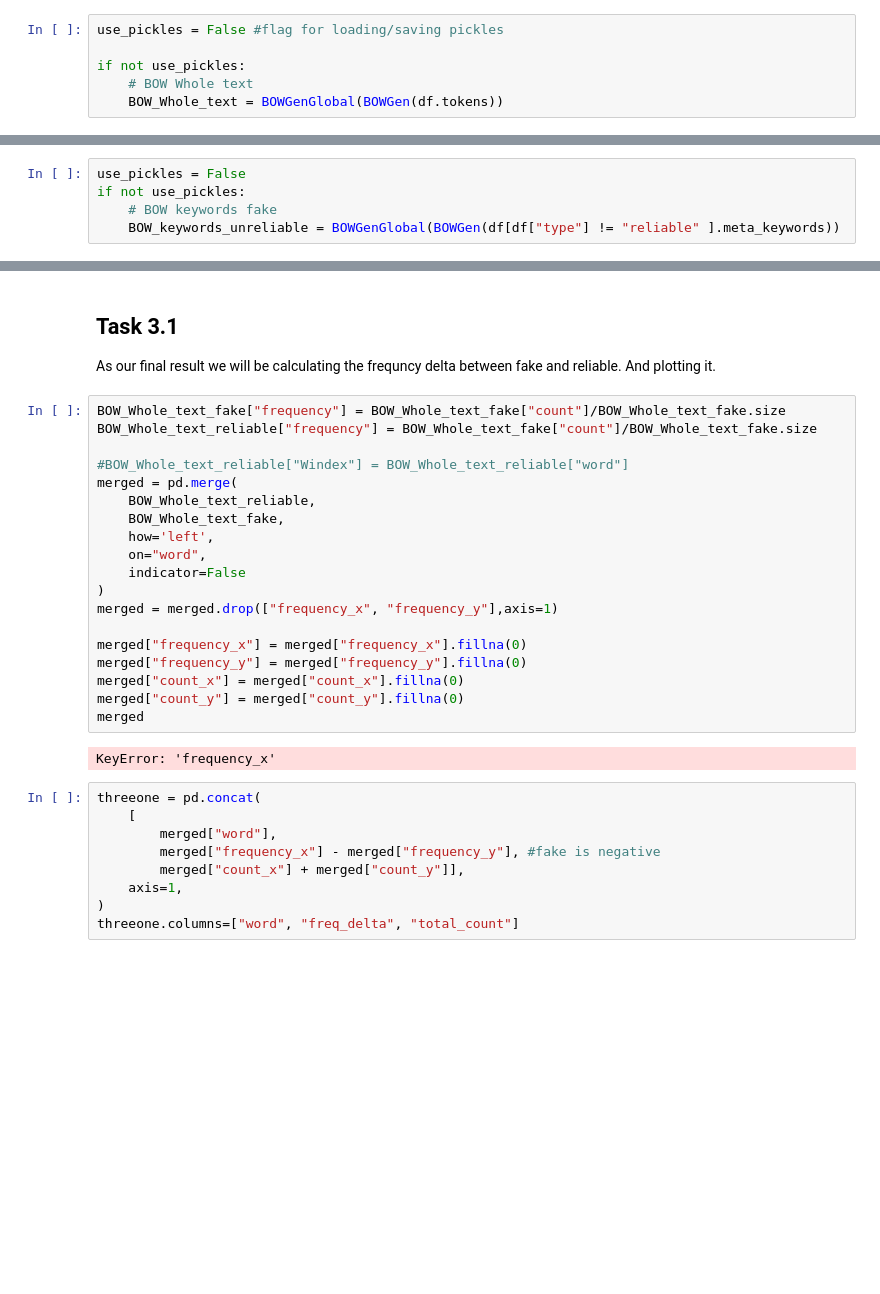
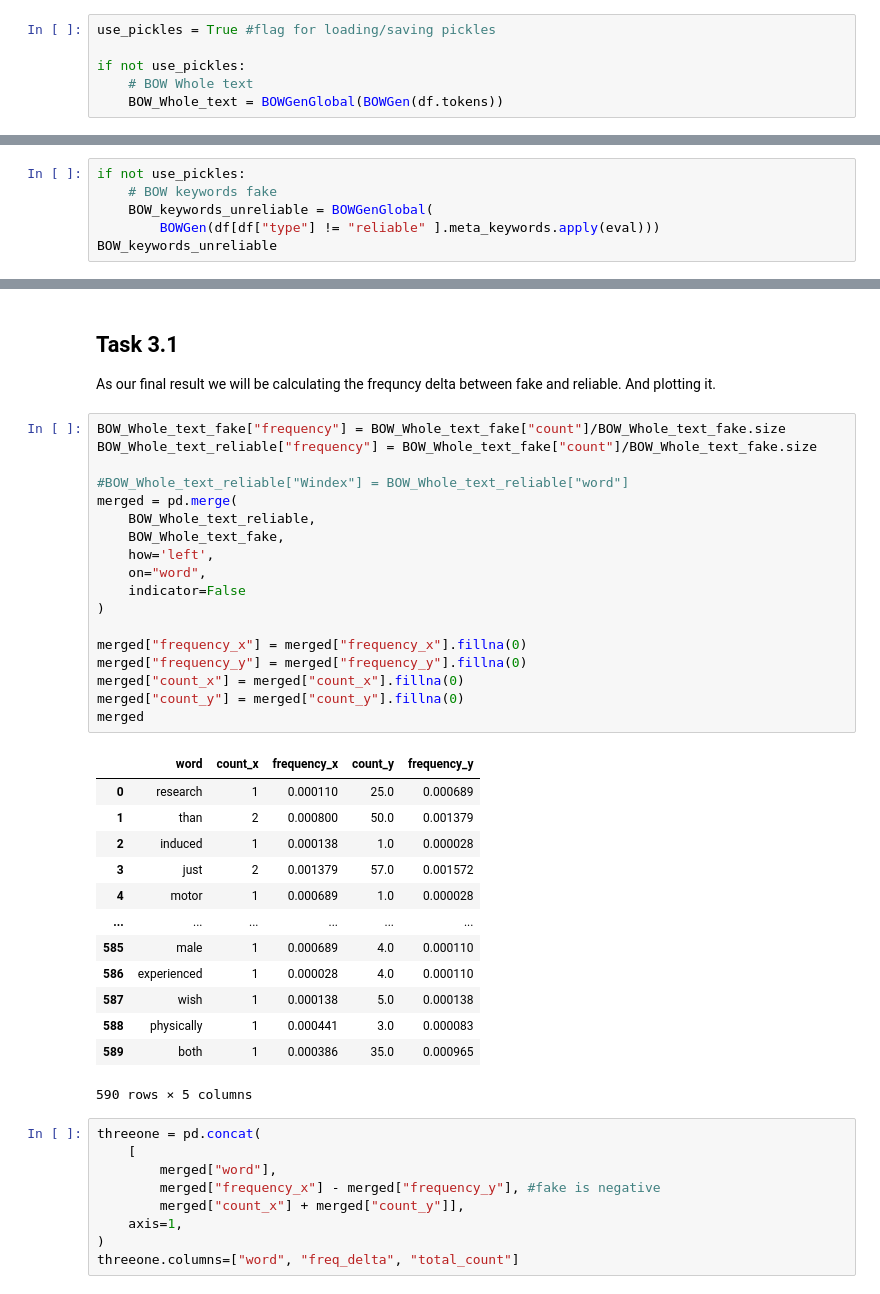
Before and after one commit to olekkr/Milestone01_DS22, a Jupyter notebook: Milestone01_DS22.ipynb, the cells around one changed output, grey strips where cells are left out. Drawn from its saved outputs; the diff is of its cells as text; blank space fills up the shorter version.

```diff
--- a/Milestone01_DS22.ipynb
+++ b/Milestone01_DS22.ipynb
@@ -253,7 +298,7 @@ Done
 ## Generating all the BOWs we need
 ##### This takes a while
 # %%
-use_pickles = False #flag for loading/saving pickles
+use_pickles = True #flag for loading/saving pickles
 
 if not use_pickles:
     # BOW Whole text
@@ -276,8 +306,9 @@ Done
 # %%
-use_pickles = False
 if not use_pickles:
     # BOW keywords fake
-    BOW_keywords_unreliable = BOWGenGlobal(BOWGen(df[df["type"] != "reliable" ].meta_keywords))
+    BOW_keywords_unreliable = BOWGenGlobal(
+        BOWGen(df[df["type"] != "reliable" ].meta_keywords.apply(eval)))
+BOW_keywords_unreliable
 # %% [output]
 0 out of 247
 20 out of 247
@@ -349,24 +381,35 @@ And plotting it.
 # %%
 BOW_Whole_text_fake["frequency"] = BOW_Whole_text_fake["count"]/BOW_Whole_text_fake.size
 BOW_Whole_text_reliable["frequency"] = BOW_Whole_text_fake["count"]/BOW_Whole_text_fake.size
 
 #BOW_Whole_text_reliable["Windex"] = BOW_Whole_text_reliable["word"]
 merged = pd.merge(
     BOW_Whole_text_reliable,
     BOW_Whole_text_fake,
     how='left',
     on="word",
     indicator=False
 )
-merged = merged.drop(["frequency_x", "frequency_y"],axis=1)
 
 merged["frequency_x"] = merged["frequency_x"].fillna(0)
 merged["frequency_y"] = merged["frequency_y"].fillna(0)
 merged["count_x"] = merged["count_x"].fillna(0)
 merged["count_y"] = merged["count_y"].fillna(0)
 merged
 # %% [output]
+|  | word | count_x | frequency_x | count_y | frequency_y |
+| 0 | research | 1 | 0.000110 | 25.0 | 0.000689 |
+| 1 | than | 2 | 0.000800 | 50.0 | 0.001379 |
+| 2 | induced | 1 | 0.000138 | 1.0 | 0.000028 |
+| 3 | just | 2 | 0.001379 | 57.0 | 0.001572 |
+| 4 | motor | 1 | 0.000689 | 1.0 | 0.000028 |
+| ... | ... | ... | ... | ... | ... |
+| 585 | male | 1 | 0.000689 | 4.0 | 0.000110 |
+| 586 | experienced | 1 | 0.000028 | 4.0 | 0.000110 |
+| 587 | wish | 1 | 0.000138 | 5.0 | 0.000138 |
+| 588 | physically | 1 | 0.000441 | 3.0 | 0.000083 |
+| 589 | both | 1 | 0.000386 | 35.0 | 0.000965 |
-KeyError: 'frequency_x'
+590 rows × 5 columns
 # %%
 threeone = pd.concat(
     [
```
Also changed, not shown: parts of 13 cells of this notebook, 2 other files.
